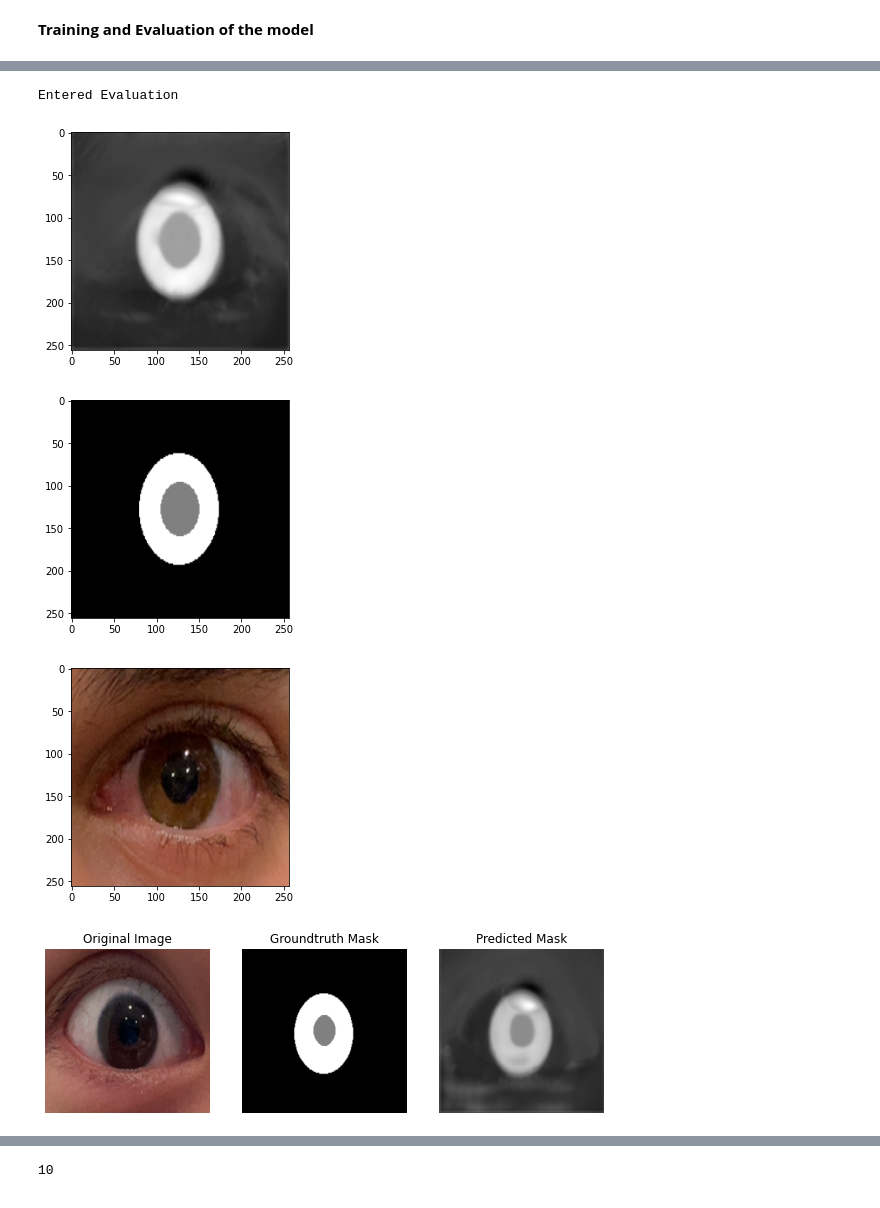
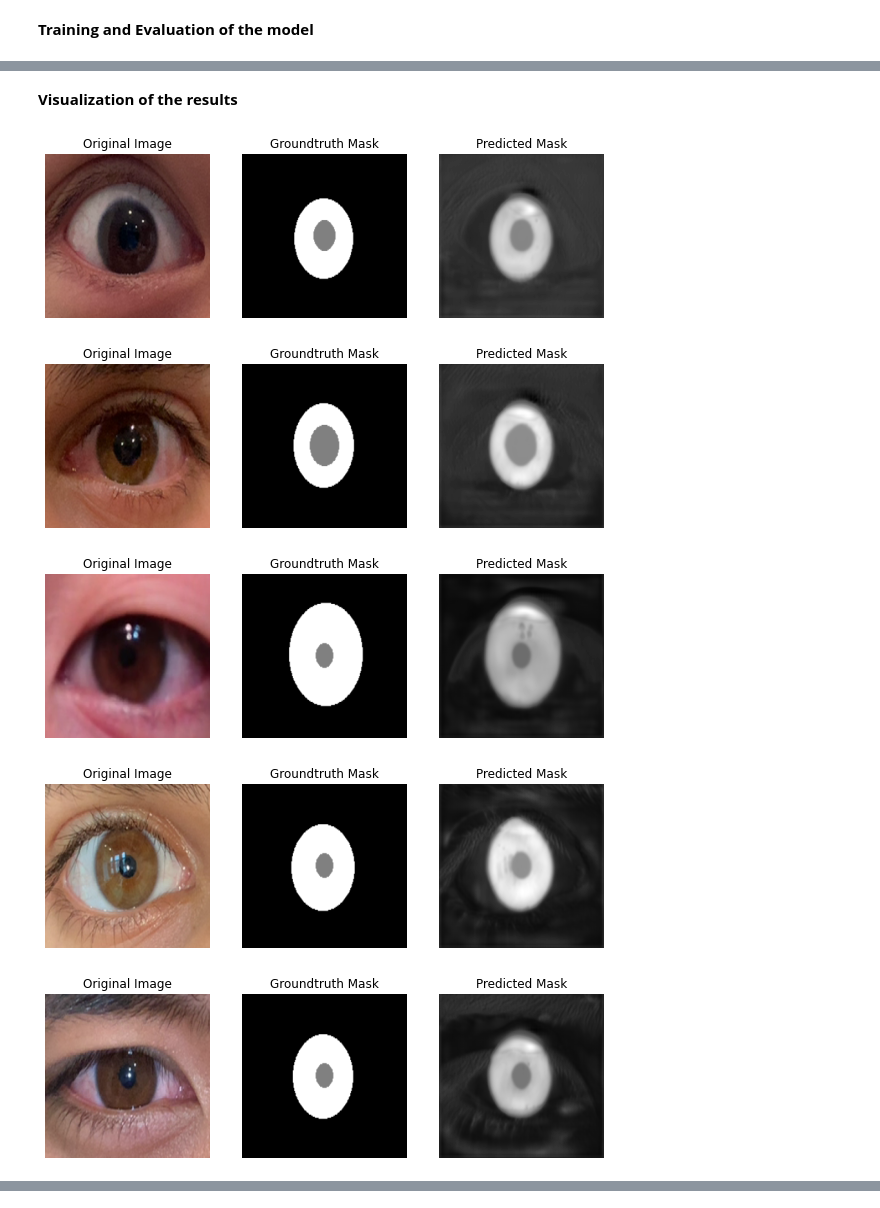
Before and after one commit to revanthbn/Iris-Pupil-Segmentation, a Jupyter notebook: Iris_segmentation.ipynb, the cells around one changed output, grey strips where cells are left out. Cells and saved outputs as stored; diff of their text form; code cells hidden in the pictures.

```diff
--- a/Iris_segmentation.ipynb
+++ b/Iris_segmentation.ipynb
@@ -300,7 +306,7 @@ class build_unet(nn.Module):
         return outputs
 # %%
 device = torch.device("cuda" if cuda else "cpu")
-model = build_unet()
+# model = build_unet()
 # model = smp.Unet('resnet34', encoder_weights="imagenet", classes=3, activation='softmax')
 optimizer = torch.optim.Adam(model.parameters(), lr=lr)
 scheduler = torch.optim.lr_scheduler.ReduceLROnPlateau(optimizer, 'min', patience=5, verbose=True)
@@ -453,34 +426,14 @@ def predict(model, loader, loss_fn, device):
         epoch_loss = epoch_loss/len(loader)
     return epoch_loss, y_preds
 # %%
+model.load_state_dict(torch.load(checkpoint_path, map_location=device))
+model.eval()
 test_loss, pred_masks = predict(model, test_loader, loss_fn, device)
-# %% [output]
-Entered Evaluation
-# %%
-pred_m = pred_masks[1].cpu()
-pred_m=np.squeeze(pred_m, axis=0)
-pred_m=np.squeeze(pred_m, axis=0)
-pred_m=pred_m*255
-plt.imshow(pred_m, cmap = 'gray');
-# %% [output]
-[figure, removed]
-# %%
-test_image = test_set[1][1].cpu().numpy()
-test_image = np.squeeze(test_image, axis=0)
-test_image = test_image*255
-plt.imshow(test_image, cmap = 'gray');
-# %% [output]
-[figure, removed]
-# %%
-test_image = test_set[1][0].cpu().numpy()
-test_image = np.squeeze(test_image)
-test_image = np.transpose(test_image, (1, 2, 0))
-plt.imshow(test_image);
-# %% [output]
-[figure, removed]
+# %% [markdown]
+**Visualization of the results**
 # %%
 # len(test_set)
-for i in range(1):
+for i in range(len(test_set)):
   # Processing the original image
   test_original = test_set[i][0].cpu().numpy()
   test_original = np.squeeze(test_original)
@@ -488,30 +441,37 @@ for i in range(1):
 
 
   # Processing the groundtruth mask
   line = np.ones((256, 10, 3)) * 128
   test_image = test_set[i][1].cpu().numpy()
   test_image = np.squeeze(test_image, axis=0)
   test_image = test_image*255
 
   # Processing the predicted mask
   pred_m = pred_masks[i].cpu().numpy()
   pred_m=np.squeeze(pred_m, axis=0)
   pred_m=np.squeeze(pred_m, axis=0)
   pred_m=pred_m*255
+  pred_m_resized=cv2.resize(pred_m, (224,160));
+  file_path = "testing_set/pred_masks/pred_im" + str(i) + ".png"
+  cv2.imwrite(file_path, pred_m_resized)
 
   # Visuzalizing the predicted masks and actual masks alongside the original images
   plt.figure(figsize=(10,20))
   plt.subplot(1,3,1)
   plt.imshow(test_original)
   plt.axis("off")
   plt.title("Original Image")
   plt.subplot(1,3,2)
   plt.imshow(test_image, cmap='gray')
   plt.axis("off")
   plt.title("Groundtruth Mask")
   plt.subplot(1,3,3)
   plt.imshow(pred_m, cmap='gray')
   plt.axis("off")
   plt.title("Predicted Mask")
 # %% [output]
 [figure]
+[figure, added]
+[figure, added]
+[figure, added]
+[figure, added]
@@ -518,4 +482,0 @@ for i in range(1):
-# %%
-print(len(test_set))
-# %% [output]
-10
```
Also changed, not shown: parts of 25 cells of this notebook.
